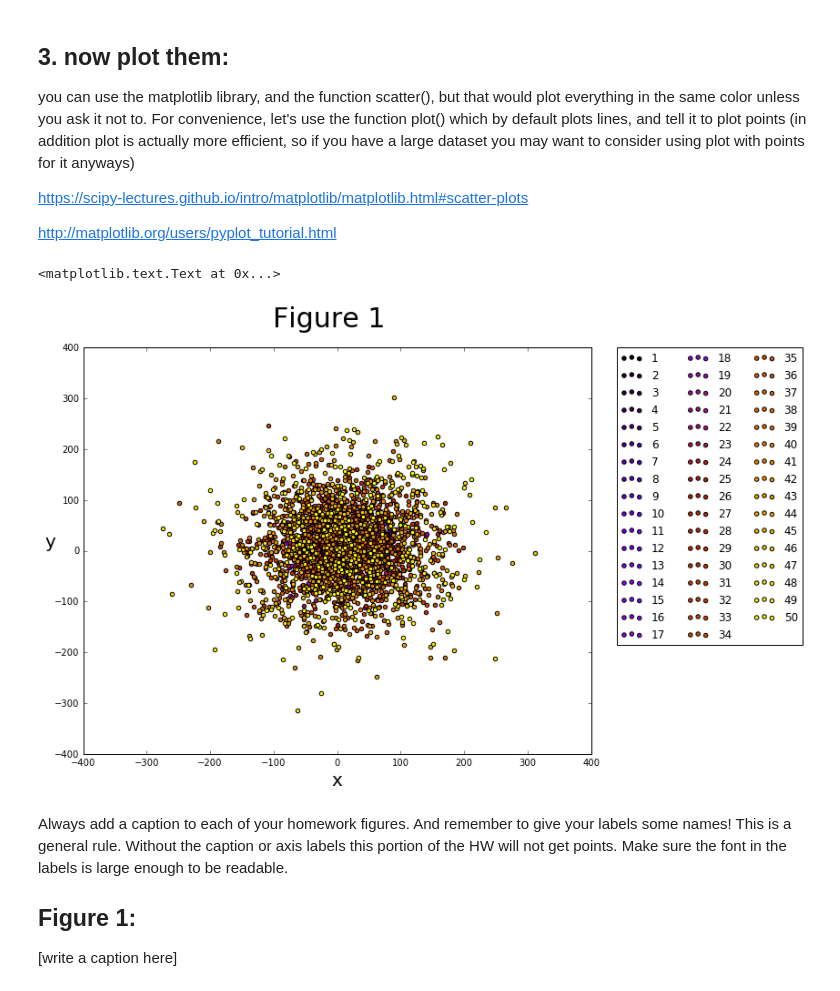
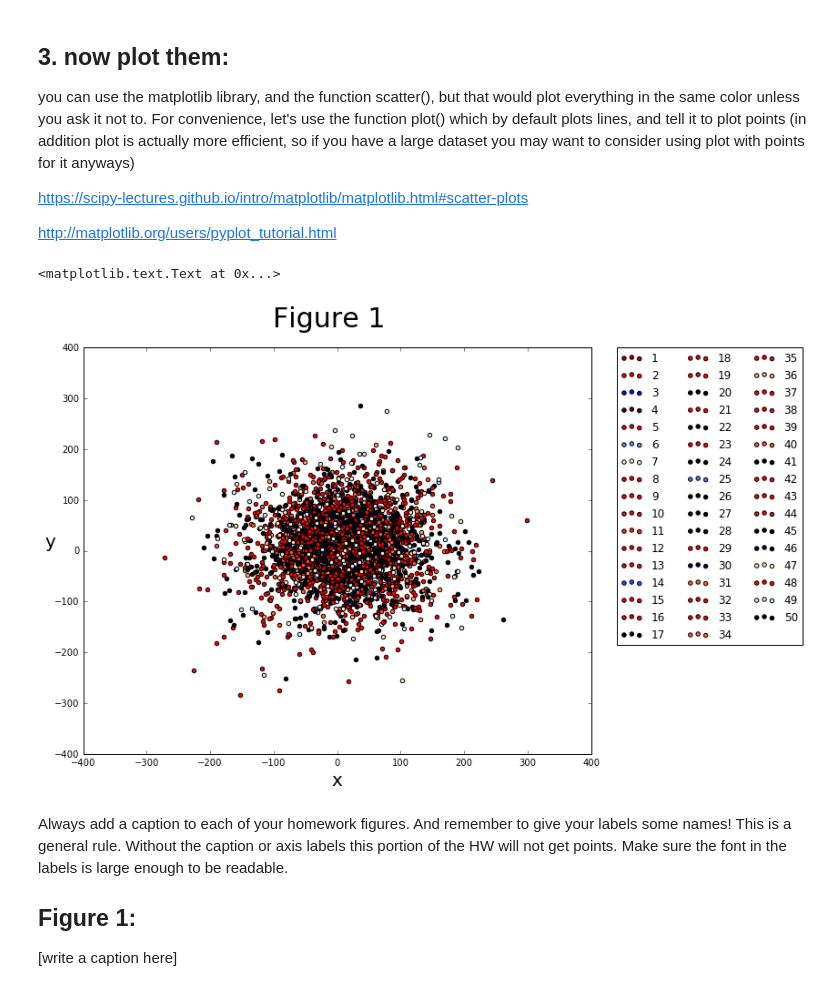
Before and after one commit to Henrilin28/PUI2016_chl557, a Jupyter notebook: HW1_chl557/HW1_3_chl557.ipynb, the cells around one changed output. Cells and saved outputs as stored; diff of their text form; code cells hidden in the pictures.

```diff
--- a/HW1_chl557/HW1_3_chl557.ipynb
+++ b/HW1_chl557/HW1_3_chl557.ipynb
@@ -74,25 +79,26 @@ http://matplotlib.org/users/pyplot_tutorial.html
 # %%
 %matplotlib inline
 
 # the last line of code makes the plot show up within the notebook.
 # Always include it so that your homework notebooks are rendered and we can see
 # what you wanted your results to be.
 import matplotlib.colors as colors
 # code here
 ReprRandAll = np.zeros((50, 2, 100))
-cmap = plt.get_cmap('gnuplot')
-colors = [cmap(i) for i in np.linspace(0, 1, 50)]
+cmap = plt.get_cmap('flag')
+colors = [cmap(np.random.randn()) for i in np.linspace(0, 1, 50)]
+
 fig = plt.figure(figsize=(10, 8), dpi=80)
 for i in range(50):
     ReprRandAll[i] = 2*i * np.random.randn(2, 100) + 10
     plt.scatter(ReprRandAll[i][0],ReprRandAll[i][1],c=colors[i],label = str(i+1))
 plt.legend(bbox_to_anchor=(1.05, 1),ncol=3, loc=2, borderaxespad=0.)
 fig.suptitle('Figure 1',fontsize=30)
 plt.xlabel('x',fontsize = 20)
 plt.ylabel('y',fontsize = 20,rotation=0)
 # %% [output]
 <matplotlib.text.Text at 0x...>
-[figure, old version]
+[figure, new version]
 # %% [markdown]
 Always add a caption to each of your homework figures.
 And remember to give your labels some names!
```
Also changed, not shown: parts of 2 cells of this notebook.
